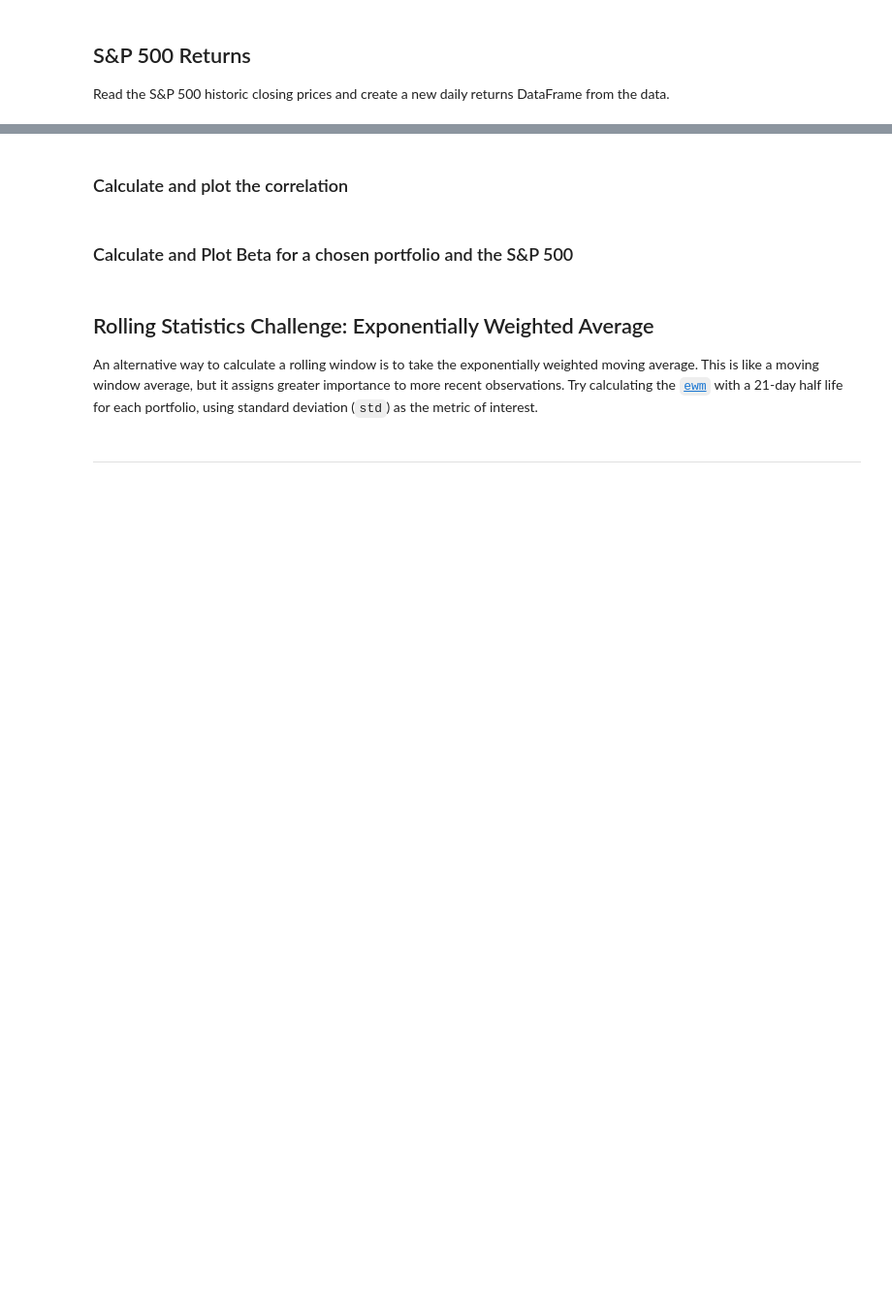
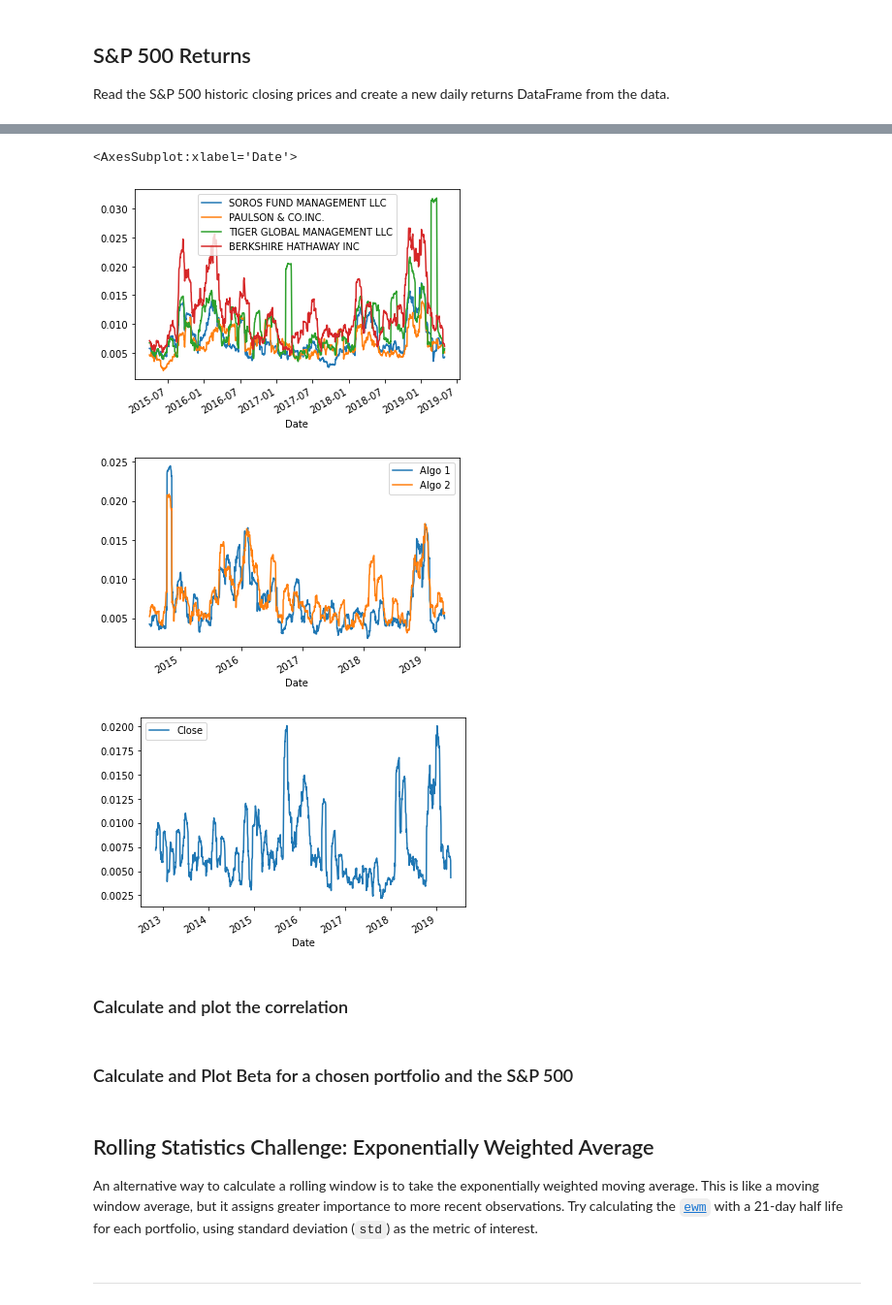
Before and after one commit to apakuki/FinTech-Bootcamp, a Jupyter notebook: FinTechBC-Homework-Unit4/Starter_Code/whale_analysis.ipynb, the cells around one changed output, grey strips where cells are left out. Shown at 97% size. Cells and saved outputs as stored; diff of their text form; code cells hidden in the pictures; blank space fills up the shorter version.

```diff
--- a/FinTechBC-Homework-Unit4/Starter_Code/whale_analysis.ipynb
+++ b/FinTechBC-Homework-Unit4/Starter_Code/whale_analysis.ipynb
@@ -153,0 +132,15 @@ algo_returns_df.rolling(window=21).std().plot(ax=ax)
+# %%
+#Calculate Daily Returns and rename columns
+sp500_dailyreturn_df = sp500_history_df.pct_change()
+sp500_dailyreturn_df.head()
+
+# sp500_dailyreturn_df.set_index(pd.to_datetime(sp500_dailyreturn_df['Date'], infer_datetime_format=True), inplace=True)
+# sp500_dailyreturn_df.drop(columns=['Date'], inplace=True)
+# sp500_dailyreturn_df = sp500_dailyreturn_df.sort_index()
+#sp500_dailyreturn_df.columns
+
+
+sp500_dailyreturn_df.columns = ["Returns"]
+
+#sp500_history_df.head()
+sp500_dailyreturn_df.head()
@@ -154,3 +155,20 @@ algo_returns_df.rolling(window=21).std().plot(ax=ax)
+# %%
+# Calculate the rolling standard deviation for all portfolios using a 21-day window
+
+whale_return_21std_df = whale_returns_df.rolling(window=21).std()
+algo_returns_std21_df = algo_returns_df.rolling(window=21).std()
+sp500_dailyreturn_std21_df = sp500_dailyreturn_df.rolling(window=21).std()
+# %%
+# Plot the rolling standard deviation
+
+whale_return_21std_df.plot()
+algo_returns_std21_df.plot()
+sp500_dailyreturn_std21_df.plot()
+# %% [output]
+<AxesSubplot:xlabel='Date'>
+[figure, added]
+[figure, added]
+[figure, added]
 # %% [markdown]
 ### Calculate and plot the correlation
 # %%
```
Also changed, not shown: parts of 6 cells of this notebook.
